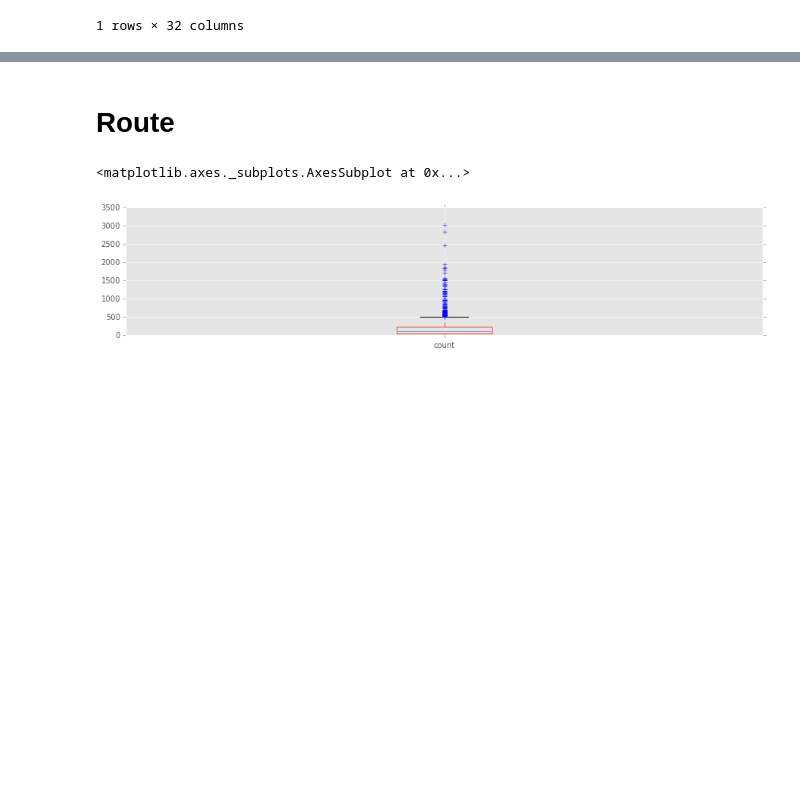
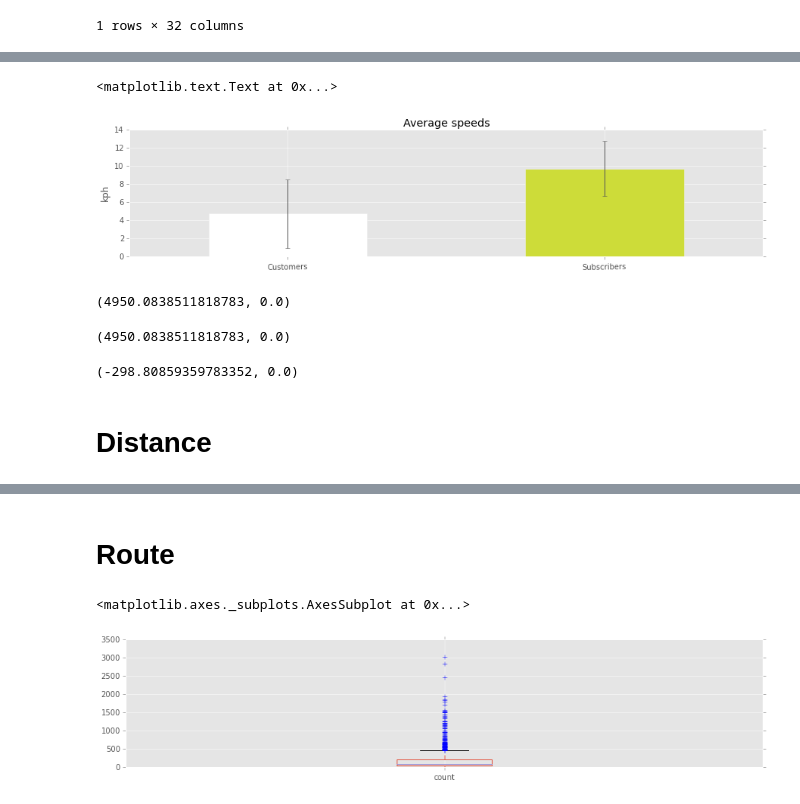
Before and after one commit to seszter/babs, a Jupyter notebook: Basic statistics.ipynb, the cells around one changed output, grey strips where cells are left out. Drawn from its saved outputs; the diff is of its cells as text; code cells hidden in the pictures; blank space fills up the shorter version.

```diff
--- a/Basic statistics.ipynb
+++ b/Basic statistics.ipynb
@@ -80,0 +71,3 @@ trip_df['kph'].mean()
+# %%
+# calculating the average and std of speed by subscriper types
+customer_type_speed = trip_df.groupby('Subscriber Type').agg({'kph': ['mean', 'std']})
@@ -80,0 +82,27 @@ trip_df['kph'].mean()
+# %%
+means = customer_type_speed['kph']['mean']
+errors = customer_type_speed['kph']['std']
+fig, ax = plt.subplots()
+fig = means.plot(yerr=errors, ax=ax, kind='bar', color=['white', '#CDDC39'])
+fig.set_xticklabels(['Customers', 'Subscribers'], rotation=1)
+fig.set_ylabel('kph')
+fig.set_xlabel('')
+fig.set_title('Average speeds')
+# %% [output]
+<matplotlib.text.Text at 0x...>
+[figure, added]
+# %%
+customers = trip_df[trip_df['Subscriber Type']=='Customer']
+subscribers = trip_df[trip_df['Subscriber Type']=='Subscriber']
+# %% [output]
+(4950.0838511818783, 0.0)
+# %%
+# checking of equality of variances
+stats.bartlett(customers['kph'], subscribers['kph'])
+# %% [output]
+(4950.0838511818783, 0.0)
+# %%
+# as variances are not equel, the Welch's t-test is used
+stats.ttest_ind(customers['kph'], subscribers['kph'], equal_var = False)
+# %% [output]
+(-298.80859359783352, 0.0)
@@ -80,0 +111,2 @@ trip_df['kph'].mean()
+# %% [markdown]
+# Distance
```
Also changed, not shown: parts of 64 cells of this notebook, 3 other files.
